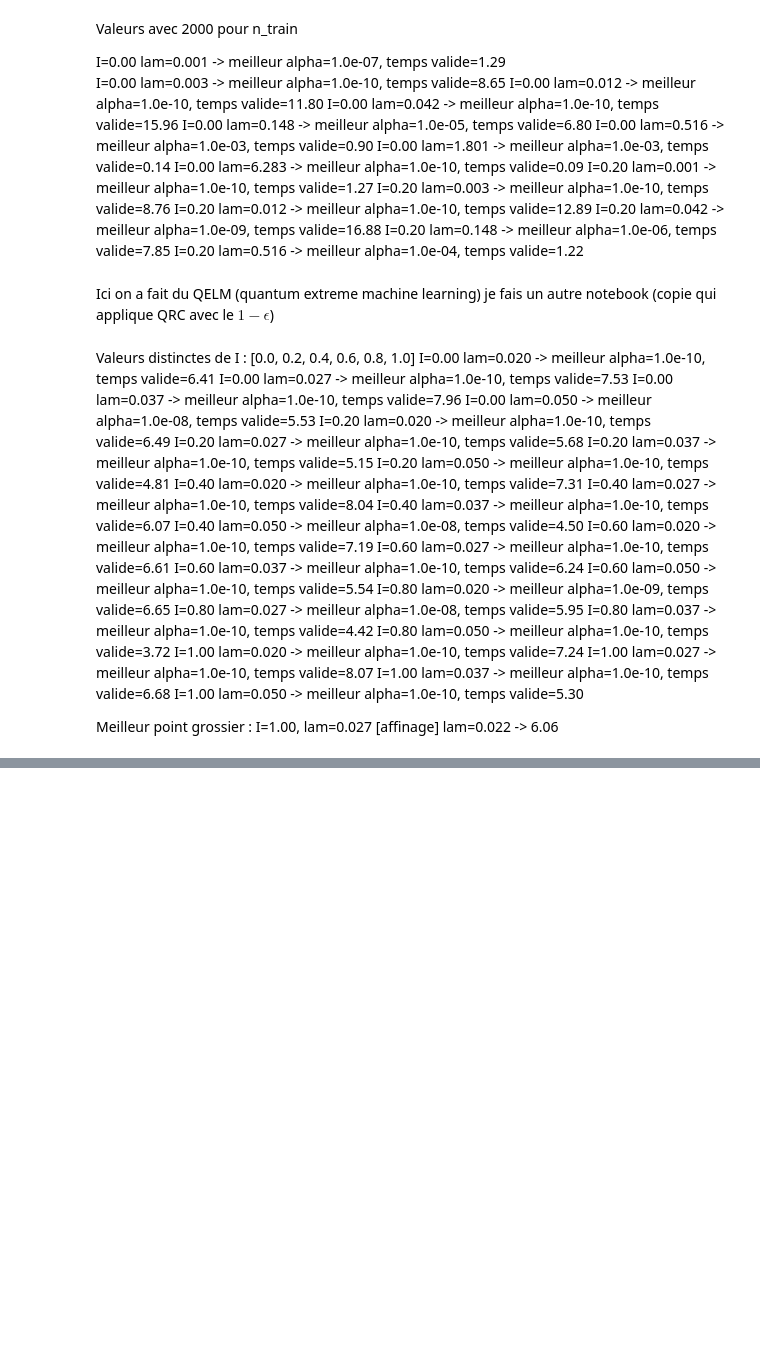
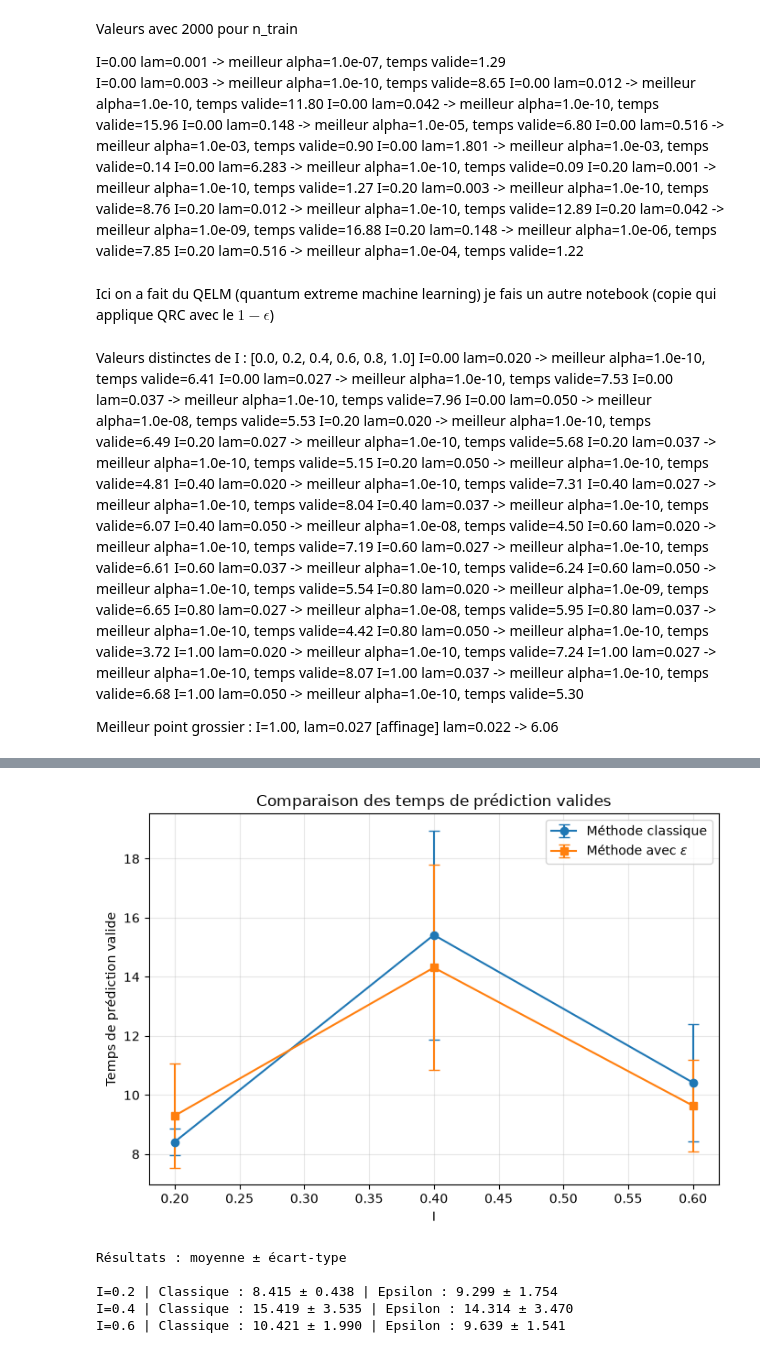
Before and after one commit to q-IL/quantum_algorithms, a Jupyter notebook: Hackathon - Toulouse/Finale/QRC.ipynb, the cells around one changed output, grey strips where cells are left out. Saved outputs shown, nothing was run; the diff lists cells and outputs as text; code cells hidden in the pictures; blank space fills up the shorter version.

Commit message:
derniers ajustements
ajustement fait et tracés de courbe avant la finale à 15h30, publié à postériori

```diff
--- a/Hackathon - Toulouse/Finale/QRC.ipynb
+++ b/Hackathon - Toulouse/Finale/QRC.ipynb
@@ -902,0 +1127,77 @@ Meilleur point grossier : I=1.00, lam=0.027
+# %%
+
+import numpy as np
+import matplotlib.pyplot as plt
+
+# Valeurs de I présentes dans les simulations
+I_values = sorted(set(key[0] for key in plotter))
+
+# Calcul des moyennes et écarts-types pour chaque méthode
+stats = {}
+
+for I in I_values:
+    t_classique = np.array([
+        plotter[(I, j)]["t"]
+        for j in range(5)
+    ], dtype=float)
+
+    t_epsi = np.array([
+        plotter[(I, j)]["t_epsi"]
+        for j in range(5)
+    ], dtype=float)
+
+    stats[I] = {
+        "t_mean": np.mean(t_classique),
+        "t_std": np.std(t_classique, ddof=1),
+        "t_epsi_mean": np.mean(t_epsi),
+        "t_epsi_std": np.std(t_epsi, ddof=1),
+    }
+
+# Tracé comparatif
+fig, ax = plt.subplots(figsize=(7, 5))
+
+# Méthode classique
+ax.errorbar(
+    I_values,
+    [stats[I]["t_mean"] for I in I_values],
+    yerr=[stats[I]["t_std"] for I in I_values],
+    fmt="o-",
+    capsize=4,
+    label="Méthode classique"
+)
+
+# Méthode avec epsilon
+ax.errorbar(
+    I_values,
+    [stats[I]["t_epsi_mean"] for I in I_values],
+    yerr=[stats[I]["t_epsi_std"] for I in I_values],
+    fmt="s-",
+    capsize=4,
+    label=r"Méthode avec $\epsilon$"
+)
+
+ax.set_xlabel("I")
+ax.set_ylabel("Temps de prédiction valide")
+ax.set_title("Comparaison des temps de prédiction valides")
+ax.grid(alpha=0.3)
+ax.legend()
+
+plt.tight_layout()
+plt.show()
+
+# Affichage des valeurs numériques
+print("Résultats : moyenne ± écart-type\n")
+for I in I_values:
+    s = stats[I]
+    print(
+        f"I={I:.1f} | "
+        f"Classique : {s['t_mean']:.3f} ± {s['t_std']:.3f} | "
+        f"Epsilon : {s['t_epsi_mean']:.3f} ± {s['t_epsi_std']:.3f}"
+    )
+# %% [output]
+[figure, added]
+Résultats : moyenne ± écart-type
+
+I=0.2 | Classique : 8.415 ± 0.438 | Epsilon : 9.299 ± 1.754
+I=0.4 | Classique : 15.419 ± 3.535 | Epsilon : 14.314 ± 3.470
+I=0.6 | Classique : 10.421 ± 1.990 | Epsilon : 9.639 ± 1.541
```
Also changed, not shown: parts of 7 cells of this notebook.
